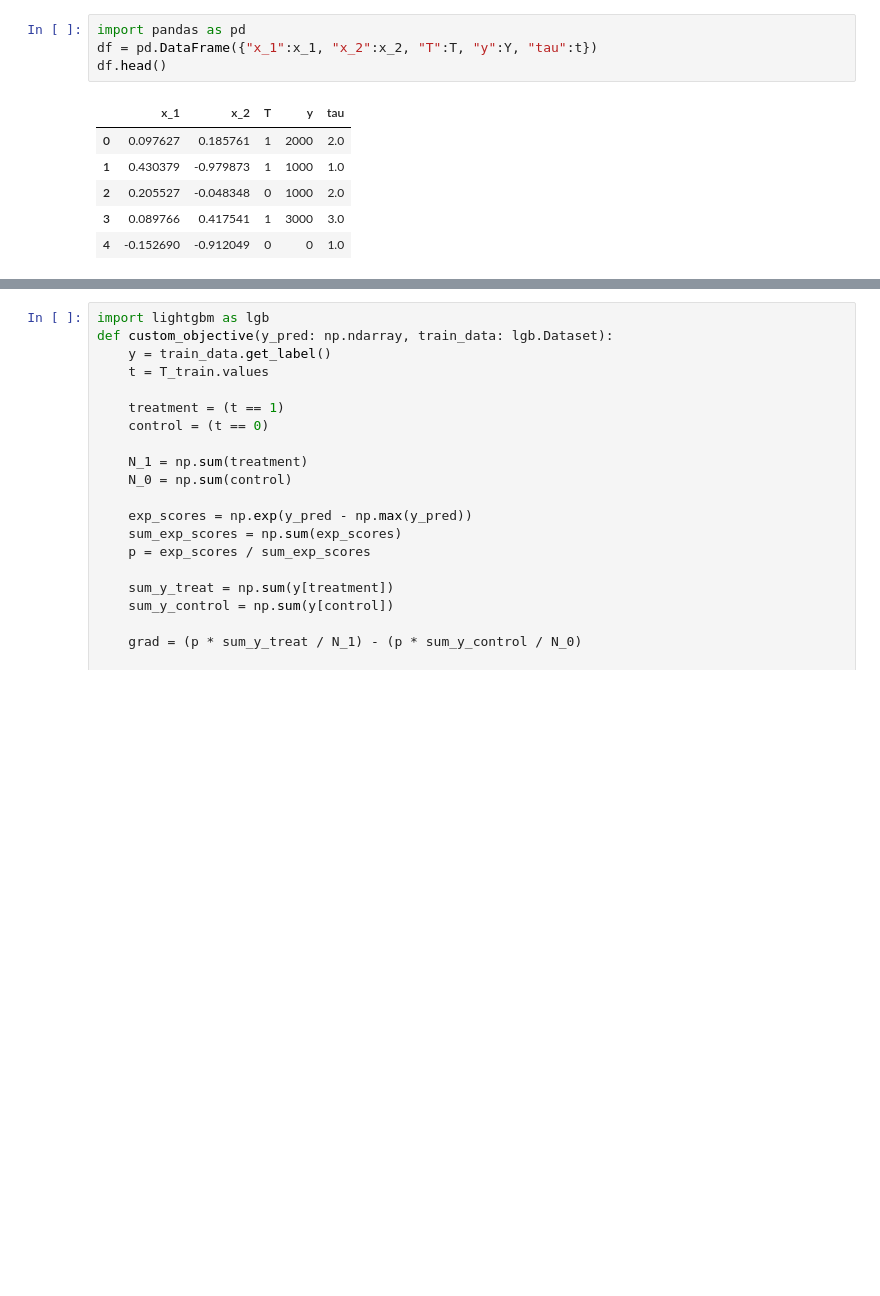
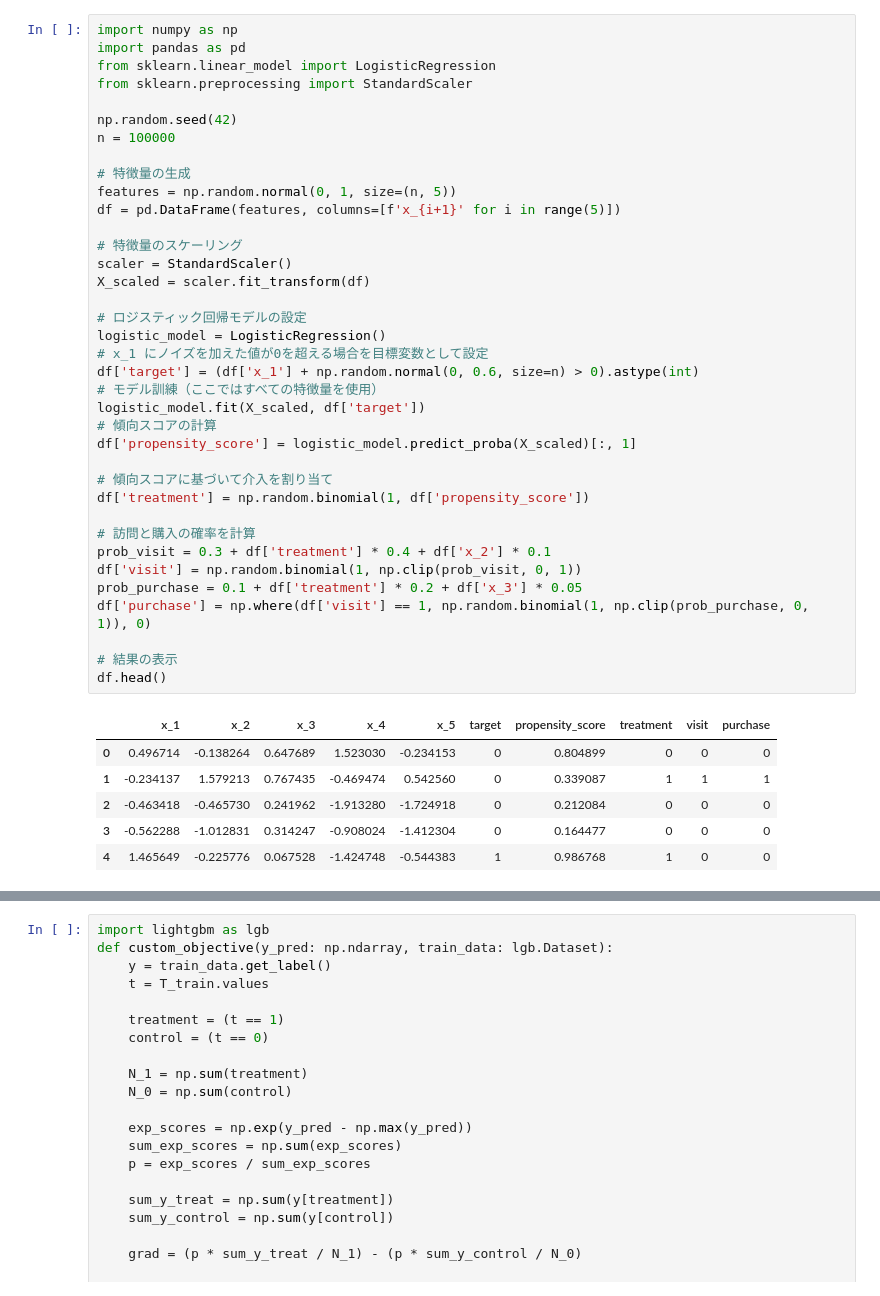
Before and after one commit to ikumadaiki/coupon, a Jupyter notebook: make_synthetic.ipynb, the cells around one changed output, grey strips where cells are left out. Cells and saved outputs as stored; diff of their text form; blank space fills up the shorter version.

```diff
--- a/make_synthetic.ipynb
+++ b/make_synthetic.ipynb
@@ -43,13 +1,46 @@ plt.show()
-# %%
-import pandas as pd
-df = pd.DataFrame({"x_1":x_1, "x_2":x_2, "T":T, "y":Y, "tau":t})
-df.head()
-# %% [output]
-|  | x_1 | x_2 | T | y | tau |
-| 0 | 0.097627 | 0.185761 | 1 | 2000 | 2.0 |
-| 1 | 0.430379 | -0.979873 | 1 | 1000 | 1.0 |
-| 2 | 0.205527 | -0.048348 | 0 | 1000 | 2.0 |
-| 3 | 0.089766 | 0.417541 | 1 | 3000 | 3.0 |
-| 4 | -0.152690 | -0.912049 | 0 | 0 | 1.0 |
+# %%
+import numpy as np
+import pandas as pd
+from sklearn.linear_model import LogisticRegression
+from sklearn.preprocessing import StandardScaler
+
+np.random.seed(42)
+n = 100000
+
+# 特徴量の生成
+features = np.random.normal(0, 1, size=(n, 5))
+df = pd.DataFrame(features, columns=[f'x_{i+1}' for i in range(5)])
+
+# 特徴量のスケーリング
+scaler = StandardScaler()
+X_scaled = scaler.fit_transform(df)
+
+# ロジスティック回帰モデルの設定
+logistic_model = LogisticRegression()
+# x_1 にノイズを加えた値が0を超える場合を目標変数として設定
+df['target'] = (df['x_1'] + np.random.normal(0, 0.6, size=n) > 0).astype(int)
+# モデル訓練（ここではすべての特徴量を使用）
+logistic_model.fit(X_scaled, df['target'])
+# 傾向スコアの計算
+df['propensity_score'] = logistic_model.predict_proba(X_scaled)[:, 1]
+
+# 傾向スコアに基づいて介入を割り当て
+df['treatment'] = np.random.binomial(1, df['propensity_score'])
+
+# 訪問と購入の確率を計算
+prob_visit = 0.3 + df['treatment'] * 0.4 + df['x_2'] * 0.1
+df['visit'] = np.random.binomial(1, np.clip(prob_visit, 0, 1))
+prob_purchase = 0.1 + df['treatment'] * 0.2 + df['x_3'] * 0.05
+df['purchase'] = np.where(df['visit'] == 1, np.random.binomial(1, np.clip(prob_purchase, 0, 1)), 0)
+
+# 結果の表示
+df.head()
+# %% [output]
+|  | x_1 | x_2 | x_3 | x_4 | x_5 | target | propensity_score | treatment | visit | purchase |
+| 0 | 0.496714 | -0.138264 | 0.647689 | 1.523030 | -0.234153 | 0 | 0.804899 | 0 | 0 | 0 |
+| 1 | -0.234137 | 1.579213 | 0.767435 | -0.469474 | 0.542560 | 0 | 0.339087 | 1 | 1 | 1 |
+| 2 | -0.463418 | -0.465730 | 0.241962 | -1.913280 | -1.724918 | 0 | 0.212084 | 0 | 0 | 0 |
+| 3 | -0.562288 | -1.012831 | 0.314247 | -0.908024 | -1.412304 | 0 | 0.164477 | 0 | 0 | 0 |
+| 4 | 1.465649 | -0.225776 | 0.067528 | -1.424748 | -0.544383 | 1 | 0.986768 | 1 | 0 | 0 |
 # %%
 from sklearn.model_selection import train_test_split
```
Also changed, not shown: parts of 5 cells of this notebook, 3 other files.
